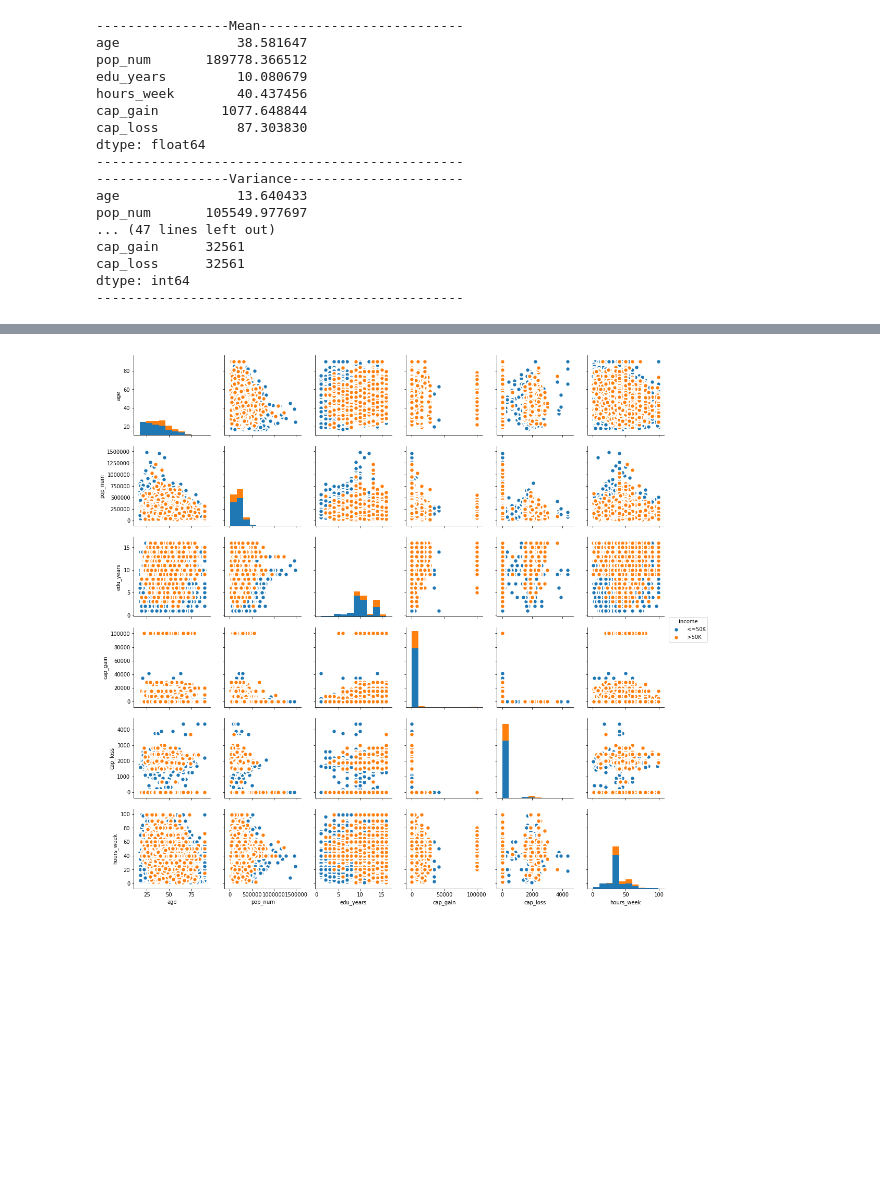
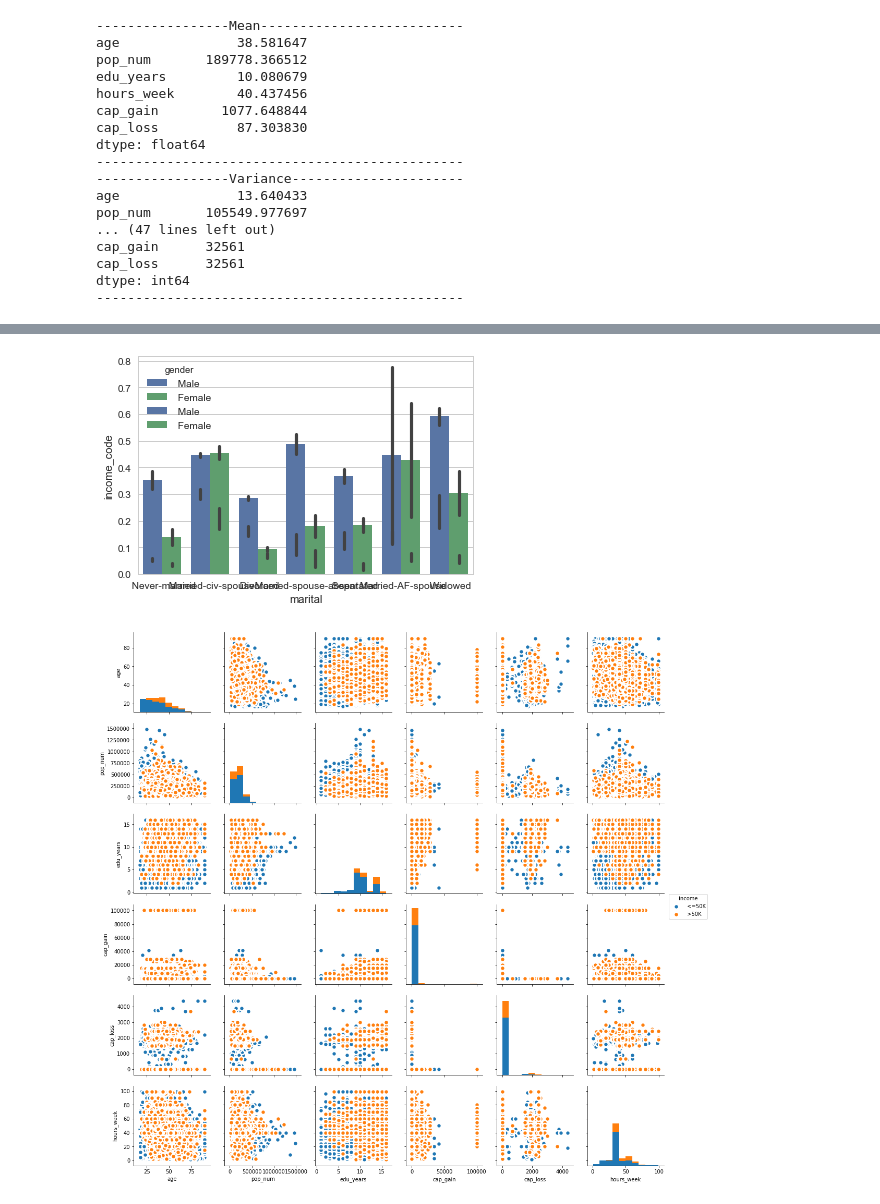
Before and after one commit to emccandlesssmu/data_mining, a Jupyter notebook: Assignment_GK.ipynb, the cells around one changed output, grey strips where cells are left out. Saved outputs shown, nothing was run; the diff lists cells and outputs as text; code cells hidden in the pictures; blank space fills up the shorter version.

```diff
--- a/Assignment_GK.ipynb
+++ b/Assignment_GK.ipynb
@@ -346,0 +487,3 @@ AttributeError: module 'seaborn' has no attribute 'scatterplot'
+# %%
+df_category_com = pd.concat([df_category, df_with_cat_code],axis=1)
+df_category_com.head()
@@ -347,3 +497,28 @@ AttributeError: module 'seaborn' has no attribute 'scatterplot'
+# %%
+import seaborn as sns; sns.set()
+
+age = df_continous["age"];
+pop_num = df_continous["pop_num"];
+edu_years = df_continous["edu_years"];
+hours_week = df_continous["hours_week"];
+cap_gain = df_continous["cap_gain"];
+cap_loss = df_continous["cap_loss"];
+
+
+employ_type = df_category["employ_type"];
+marital = df_category["marital"];
+occ = df_category["occ"];
+relation = df_category["relation"];
+race = df_category["race"];
+gender = df_category["gender"];
+country_orig = df_category["country_orig"];
+income = df_category["income"];
+
+sns.set(style="whitegrid")
+ax=sns.barplot(x="employ_type",y="income_code", hue="gender", data=df_category_com)
+ax1=sns.barplot(x="marital",y="income_code", hue="gender", data=df_category_com)
+# %% [output]
+[figure, added]
 # %%
 # without regression
 sns.pairplot(df, kind="scatter", hue="income", plot_kws=dict(s=80, edgecolor="white", linewidth=2.5))
```
Also changed, not shown: parts of 25 cells of this notebook.
